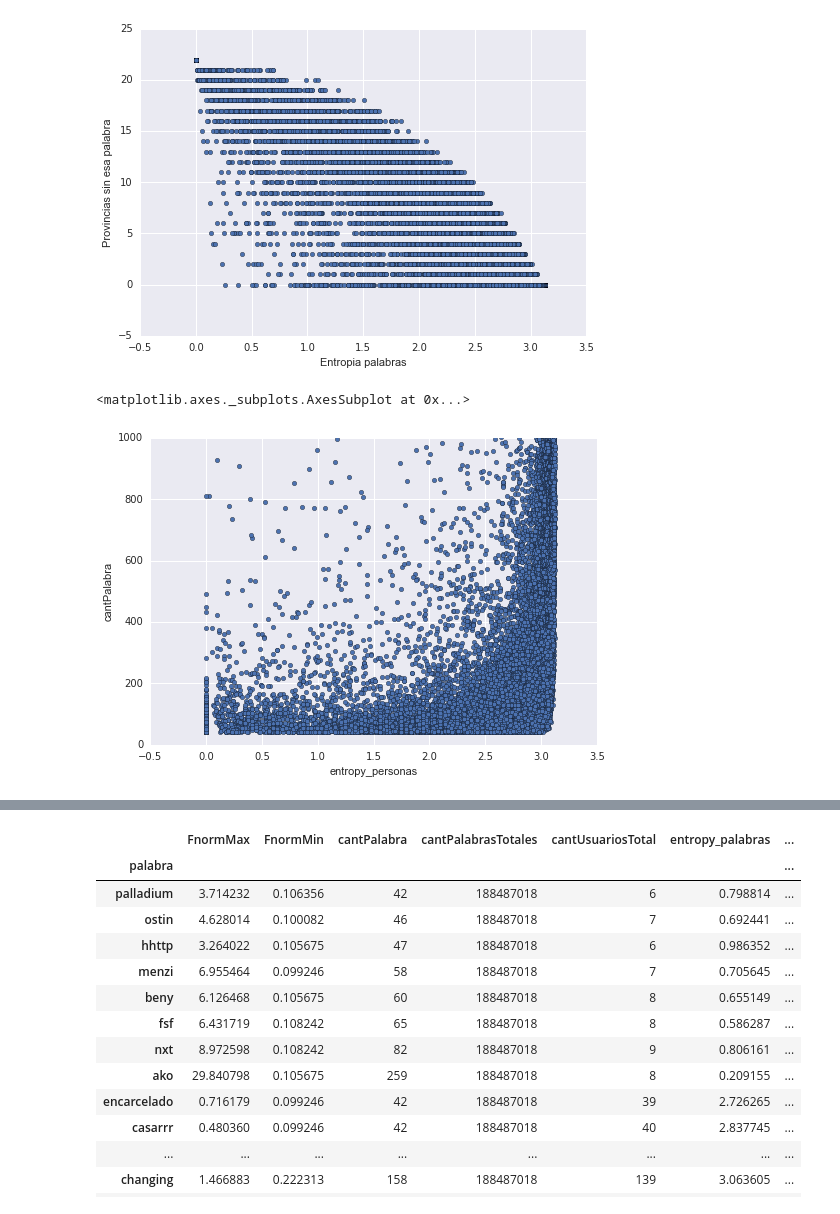
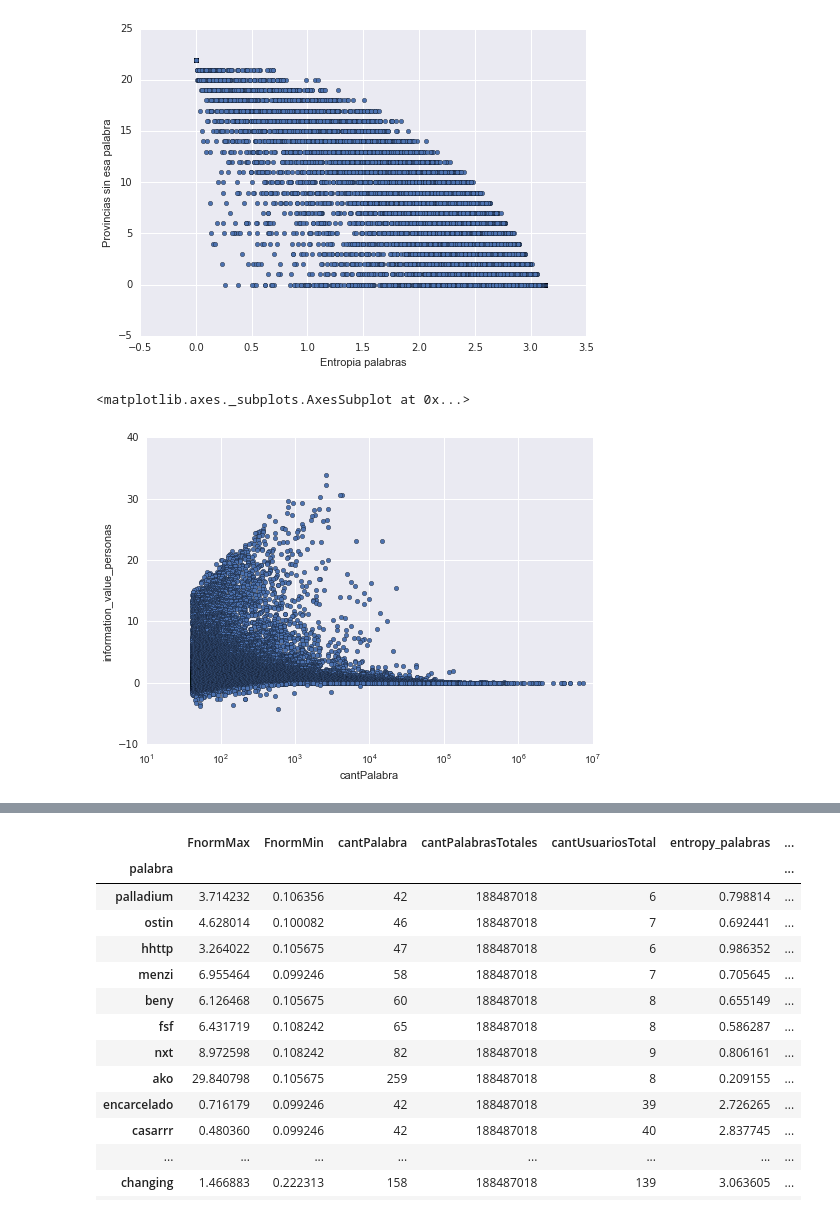
Before and after one commit to daleman/tesis, a Jupyter notebook: notebooks/info.ipynb, the cells around one changed output, grey strips where cells are left out. Saved outputs shown, nothing was run; the diff lists cells and outputs as text; code cells hidden in the pictures.

```diff
--- a/notebooks/info.ipynb
+++ b/notebooks/info.ipynb
@@ -158,10 +191,13 @@ plt.ylabel("Provincias sin esa palabra")
 <matplotlib.figure.Figure at 0x...>
 [figure]
 # %%
-df.plot.scatter(x="entropy_personas", y="cantPalabra",ylim=[0, 1000])
+df.plot.scatter?
-# %% [output]
-<matplotlib.axes._subplots.AxesSubplot at 0x...>
-[figure, removed]
+# %%
+import seaborn
+df.plot.scatter(y="information_value_personas", x="cantPalabra", logx=True)
+# %% [output]
+<matplotlib.axes._subplots.AxesSubplot at 0x...>
+[figure, added]
 # %%
 df.information_value_personas.hist(bins=20)
 # %% [output]
```
Also changed, not shown: parts of 7 cells of this notebook, 7 other files.
